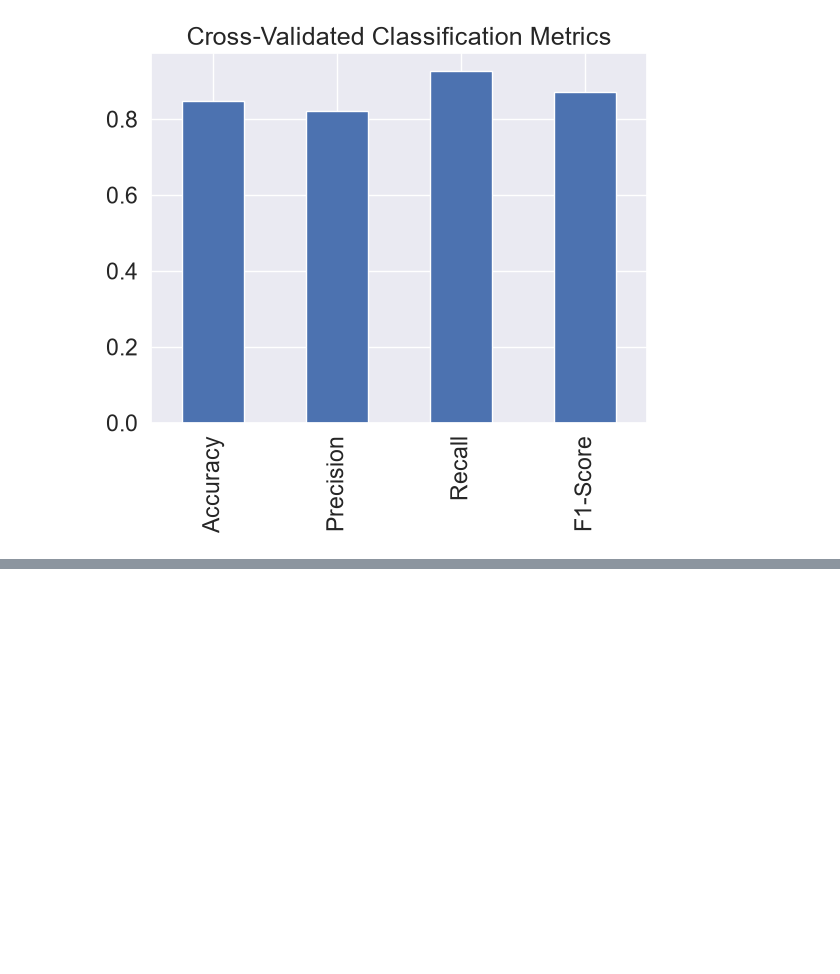
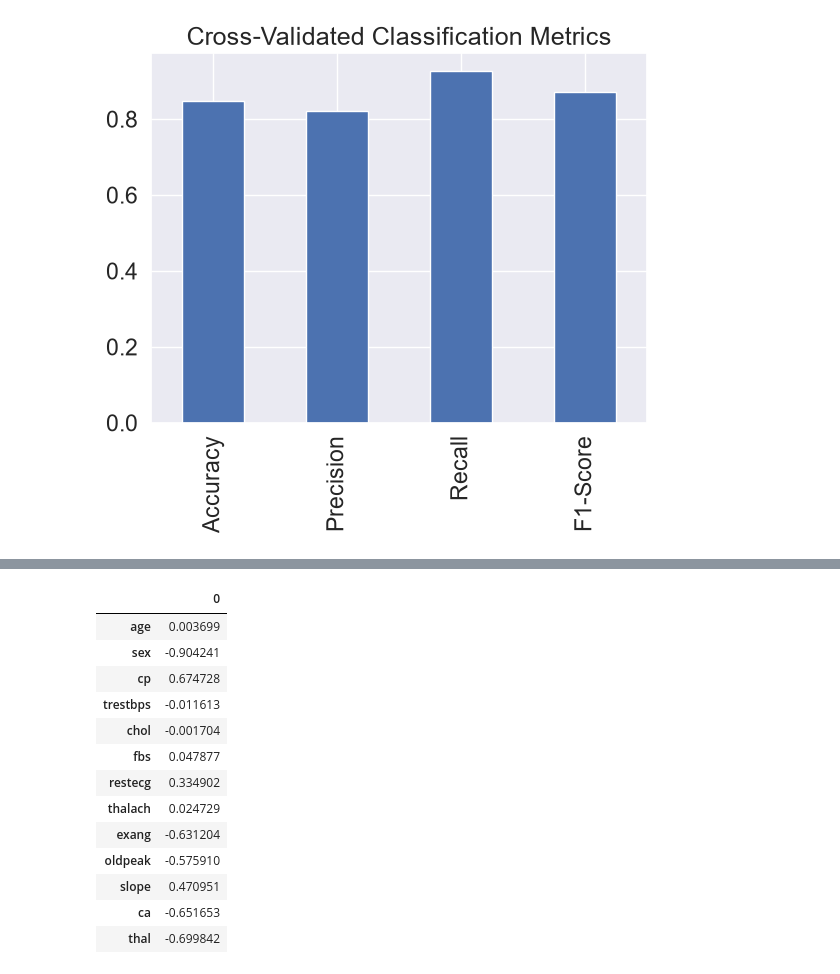
Before and after one commit to Sachin-840480/learning-ml-and-ds, a Jupyter notebook: Supervised Learning (Classification)/backup.ipynb, the cells around one changed output, grey strips where cells are left out. Saved outputs shown, nothing was run; the diff lists cells and outputs as text; code cells hidden in the pictures; blank space fills up the shorter version.

```diff
--- a/Supervised Learning (Classification)/backup.ipynb
+++ b/Supervised Learning (Classification)/backup.ipynb
@@ -949,0 +1023,17 @@ cv_metrics.T.plot.bar(title="Cross-Validated Classification Metrics",
+# %%
+feature_df.T
+# %% [output]
+|  | 0 |
+| age | 0.003699 |
+| sex | -0.904241 |
+| cp | 0.674728 |
+| trestbps | -0.011613 |
+| chol | -0.001704 |
+| fbs | 0.047877 |
+| restecg | 0.334902 |
+| thalach | 0.024729 |
+| exang | -0.631204 |
+| oldpeak | -0.575910 |
+| slope | 0.470951 |
+| ca | -0.651653 |
+| thal | -0.699842 |
```
Also changed, not shown: parts of 12 cells of this notebook, 1 other file.
